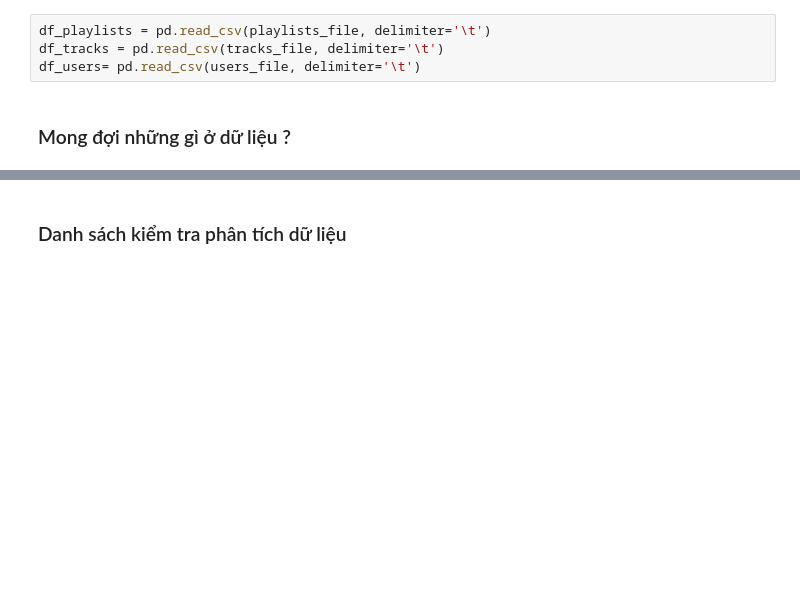
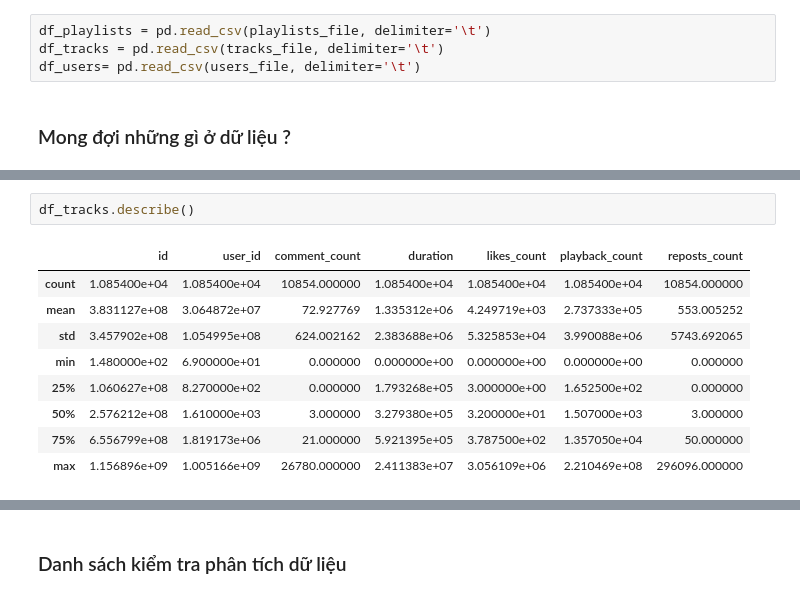
Before and after one commit to owfdataboy/DS-Project02, a Jupyter notebook: project02.ipynb, the cells around one changed output, grey strips where cells are left out. Cells and saved outputs as stored; diff of their text form; blank space fills up the shorter version.

```diff
--- a/project02.ipynb
+++ b/project02.ipynb
@@ -67,0 +162,12 @@ df_users= pd.read_csv(users_file, delimiter='\t')
+# %%
+df_tracks.describe()
+# %% [output]
+|  | id | user_id | comment_count | duration | likes_count | playback_count | reposts_count |
+| count | 1.085400e+04 | 1.085400e+04 | 10854.000000 | 1.085400e+04 | 1.085400e+04 | 1.085400e+04 | 10854.000000 |
+| mean | 3.831127e+08 | 3.064872e+07 | 72.927769 | 1.335312e+06 | 4.249719e+03 | 2.737333e+05 | 553.005252 |
+| std | 3.457902e+08 | 1.054995e+08 | 624.002162 | 2.383688e+06 | 5.325853e+04 | 3.990088e+06 | 5743.692065 |
+| min | 1.480000e+02 | 6.900000e+01 | 0.000000 | 0.000000e+00 | 0.000000e+00 | 0.000000e+00 | 0.000000 |
+| 25% | 1.060627e+08 | 8.270000e+02 | 0.000000 | 1.793268e+05 | 3.000000e+00 | 1.652500e+02 | 0.000000 |
+| 50% | 2.576212e+08 | 1.610000e+03 | 3.000000 | 3.279380e+05 | 3.200000e+01 | 1.507000e+03 | 3.000000 |
+| 75% | 6.556799e+08 | 1.819173e+06 | 21.000000 | 5.921395e+05 | 3.787500e+02 | 1.357050e+04 | 50.000000 |
+| max | 1.156896e+09 | 1.005166e+09 | 26780.000000 | 2.411383e+07 | 3.056109e+06 | 2.210469e+08 | 296096.000000 |
```
Also changed, not shown: parts of 19 cells of this notebook.
